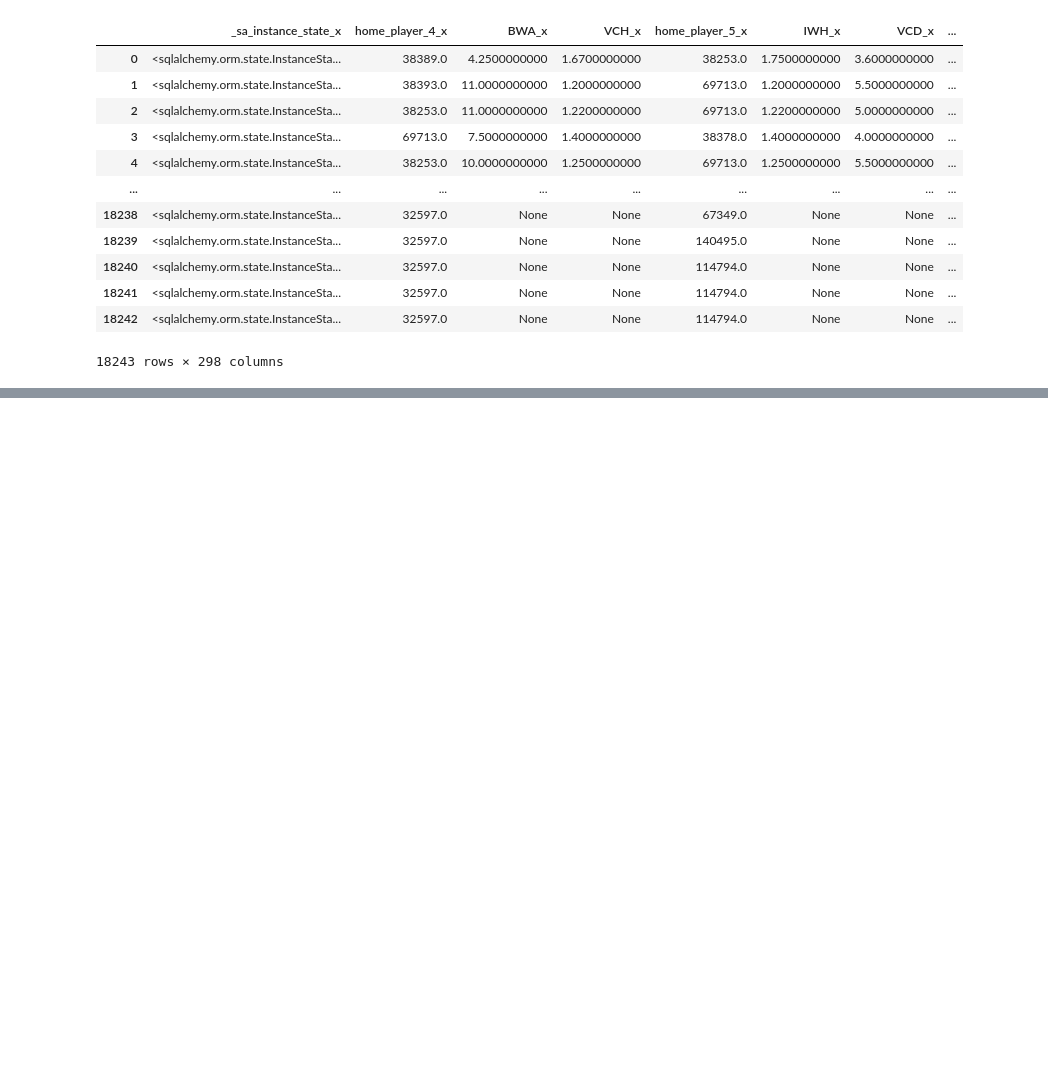
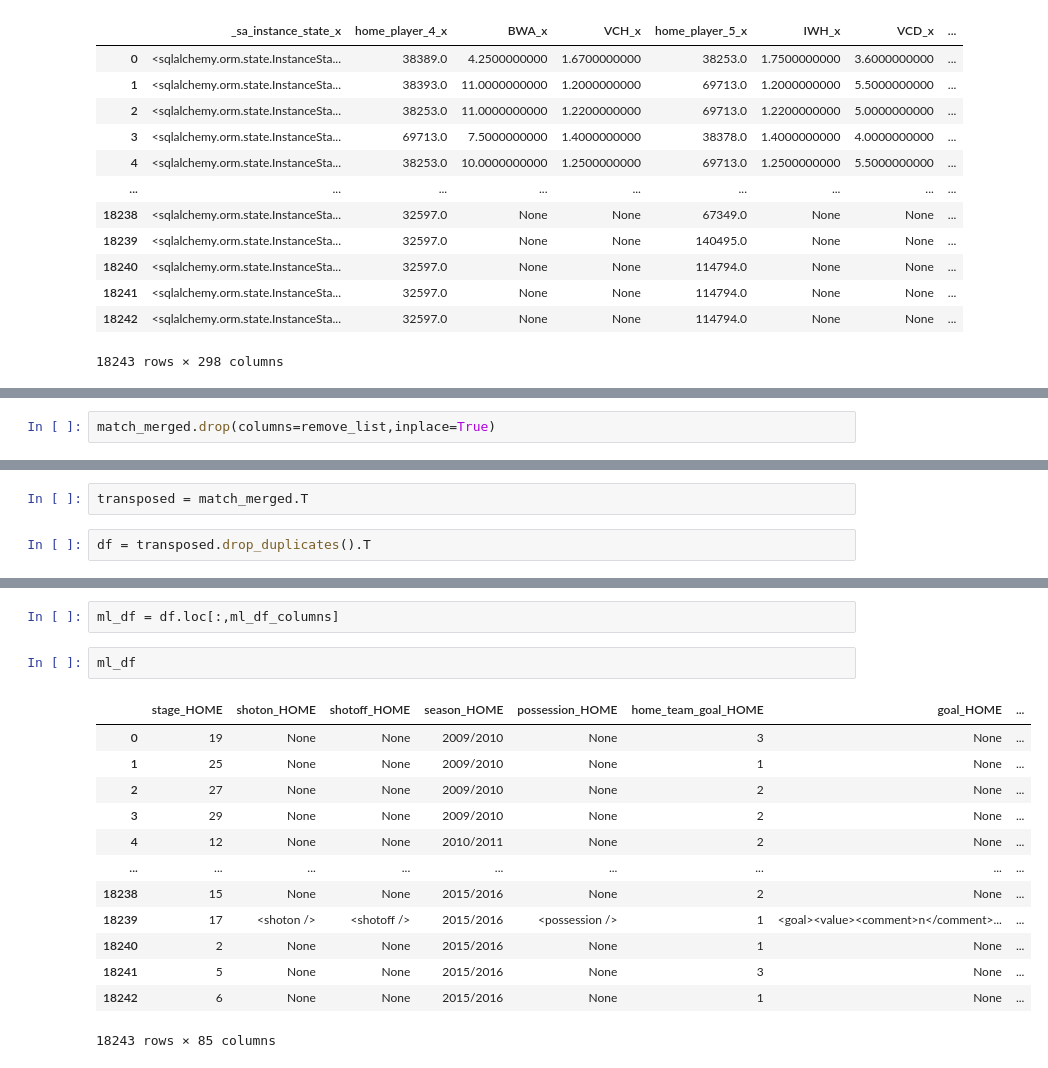
Before and after one commit to lstredler/Final-Frontier, a Jupyter notebook: Data_Processing/preprocess.ipynb, the cells around one changed output, grey strips where cells are left out. Drawn from its saved outputs; the diff is of its cells as text; blank space fills up the shorter version.

```diff
--- a/Data_Processing/preprocess.ipynb
+++ b/Data_Processing/preprocess.ipynb
@@ -378,0 +433,2 @@ match_merged
+# %%
+match_merged.drop(columns=remove_list,inplace=True)
@@ -378,0 +687,4 @@ match_merged
+# %%
+transposed = match_merged.T
+# %%
+df = transposed.drop_duplicates().T
@@ -378,0 +801,18 @@ match_merged
+# %%
+ml_df = df.loc[:,ml_df_columns]
+# %%
+ml_df
+# %% [output]
+|  | stage_HOME | shoton_HOME | shotoff_HOME | season_HOME | possession_HOME | home_team_goal_HOME | goal_HOME | ... |
+| 0 | 19 | None | None | 2009/2010 | None | 3 | None | ... |
+| 1 | 25 | None | None | 2009/2010 | None | 1 | None | ... |
+| 2 | 27 | None | None | 2009/2010 | None | 2 | None | ... |
+| 3 | 29 | None | None | 2009/2010 | None | 2 | None | ... |
+| 4 | 12 | None | None | 2010/2011 | None | 2 | None | ... |
+| ... | ... | ... | ... | ... | ... | ... | ... | ... |
+| 18238 | 15 | None | None | 2015/2016 | None | 2 | None | ... |
+| 18239 | 17 | <shoton /> | <shotoff /> | 2015/2016 | <possession /> | 1 | <goal><value><comment>n</comment>... | ... |
+| 18240 | 2 | None | None | 2015/2016 | None | 1 | None | ... |
+| 18241 | 5 | None | None | 2015/2016 | None | 3 | None | ... |
+| 18242 | 6 | None | None | 2015/2016 | None | 1 | None | ... |
+18243 rows × 85 columns
```
Also changed, not shown: parts of 18 cells of this notebook.
